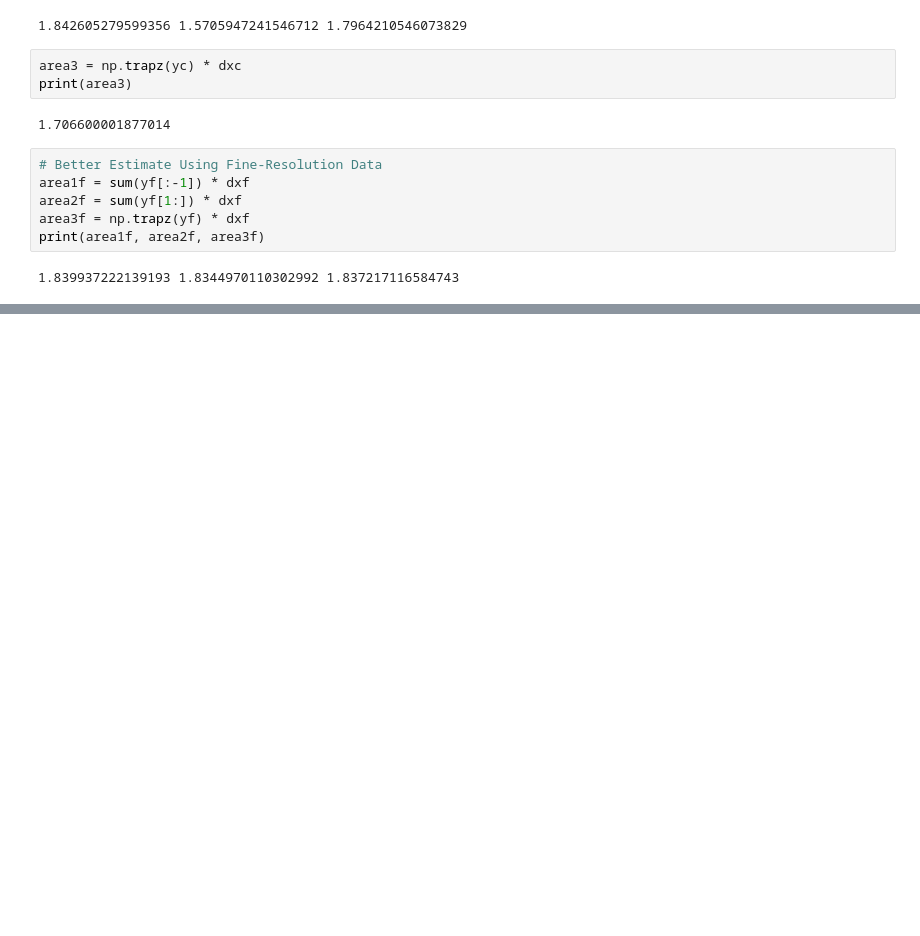
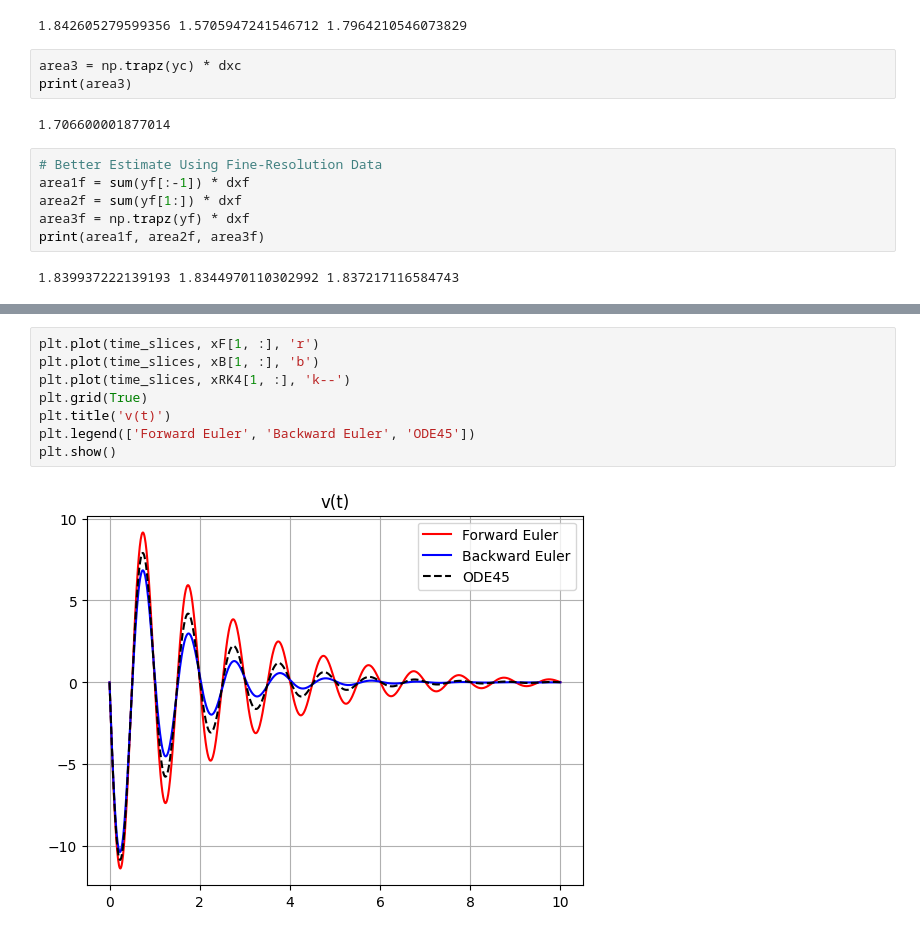
Before and after one commit to isotnek/continuing_education, a Jupyter notebook: ME564/programmatic_diff_eq.ipynb, the cells around one changed output, grey strips where cells are left out. Saved outputs shown, nothing was run; the diff lists cells and outputs as text; blank space fills up the shorter version.

```diff
--- a/ME564/programmatic_diff_eq.ipynb
+++ b/ME564/programmatic_diff_eq.ipynb
@@ -428,0 +481,10 @@ print(area1f, area2f, area3f)
+# %%
+plt.plot(time_slices, xF[1, :], 'r')
+plt.plot(time_slices, xB[1, :], 'b')
+plt.plot(time_slices, xRK4[1, :], 'k--')
+plt.grid(True)
+plt.title('v(t)')
+plt.legend(['Forward Euler', 'Backward Euler', 'ODE45'])
+plt.show()
+# %% [output]
+[figure, added]
```
Also changed, not shown: parts of 5 cells of this notebook.
